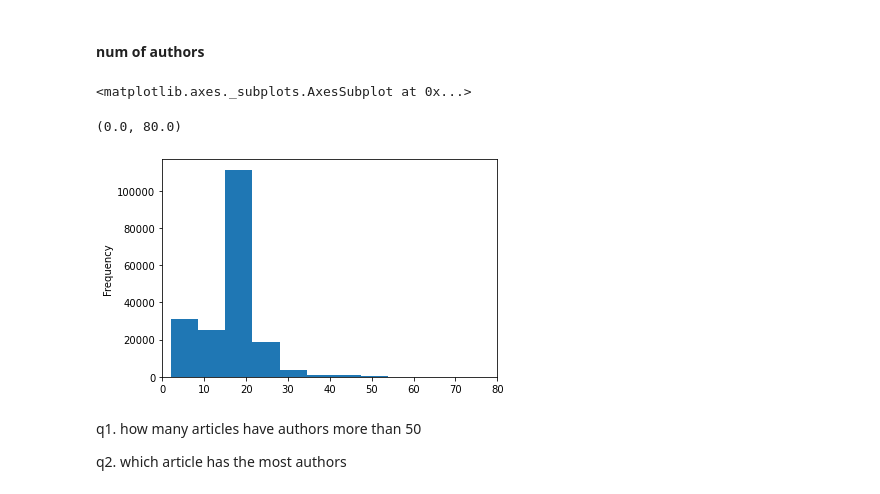
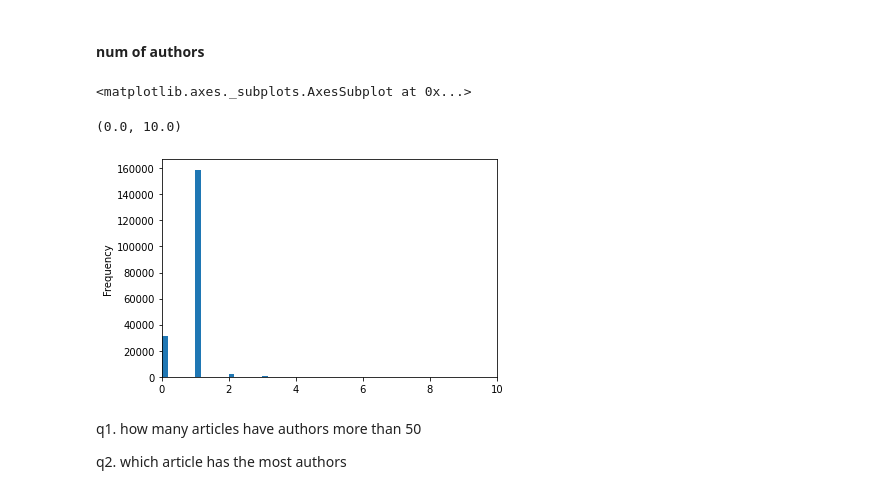
Before and after one commit to sridhardkamoji/CSITSS_2022_RVCollege_QA_InfoRetrievalSys, a Jupyter notebook: 1.NLP_Tutorial_Introduction2Data_DataAnalysis.ipynb, the cells around one changed output. Drawn from its saved outputs; the diff is of its cells as text; code cells hidden in the pictures.

```diff
--- a/1.NLP_Tutorial_Introduction2Data_DataAnalysis.ipynb
+++ b/1.NLP_Tutorial_Introduction2Data_DataAnalysis.ipynb
@@ -114,11 +112,11 @@ Text(0.5, 1.0, 'Year-monthwise # Articles')
 data['num_authors'] = [len(x) for x in data['authors']]
 # %%
 data['num_authors'].plot(kind = 'hist', bins = 60)
-plt.xlim((0,80))
+plt.xlim((0,10))
 # %% [output]
 <matplotlib.axes._subplots.AxesSubplot at 0x...>
-(0.0, 80.0)
+(0.0, 10.0)
-[figure, old version]
+[figure, new version]
 # %% [markdown]
 q1. how many articles have authors more than 50 <br>
 
```
Also changed, not shown: parts of 8 cells of this notebook, 3 other files.
